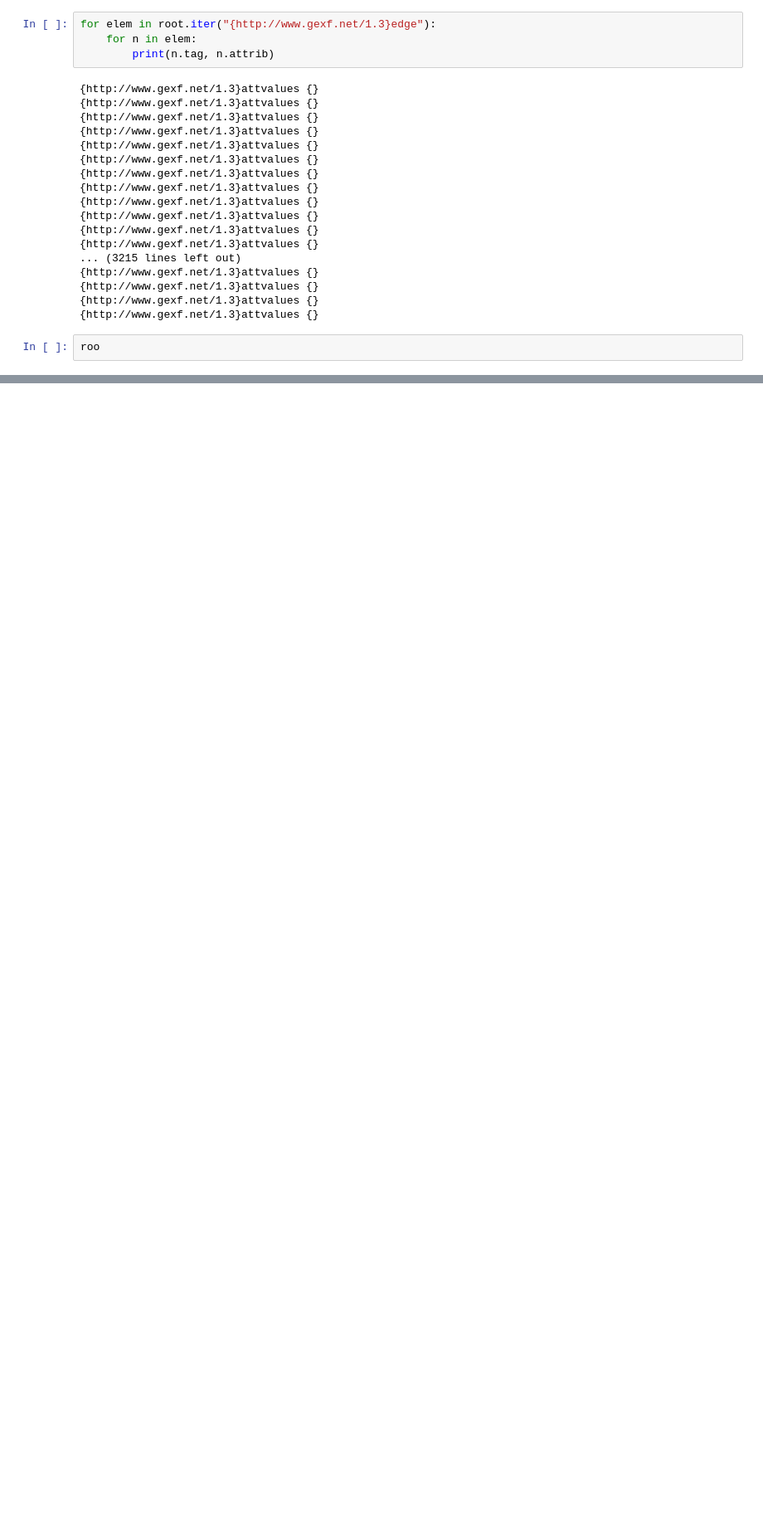
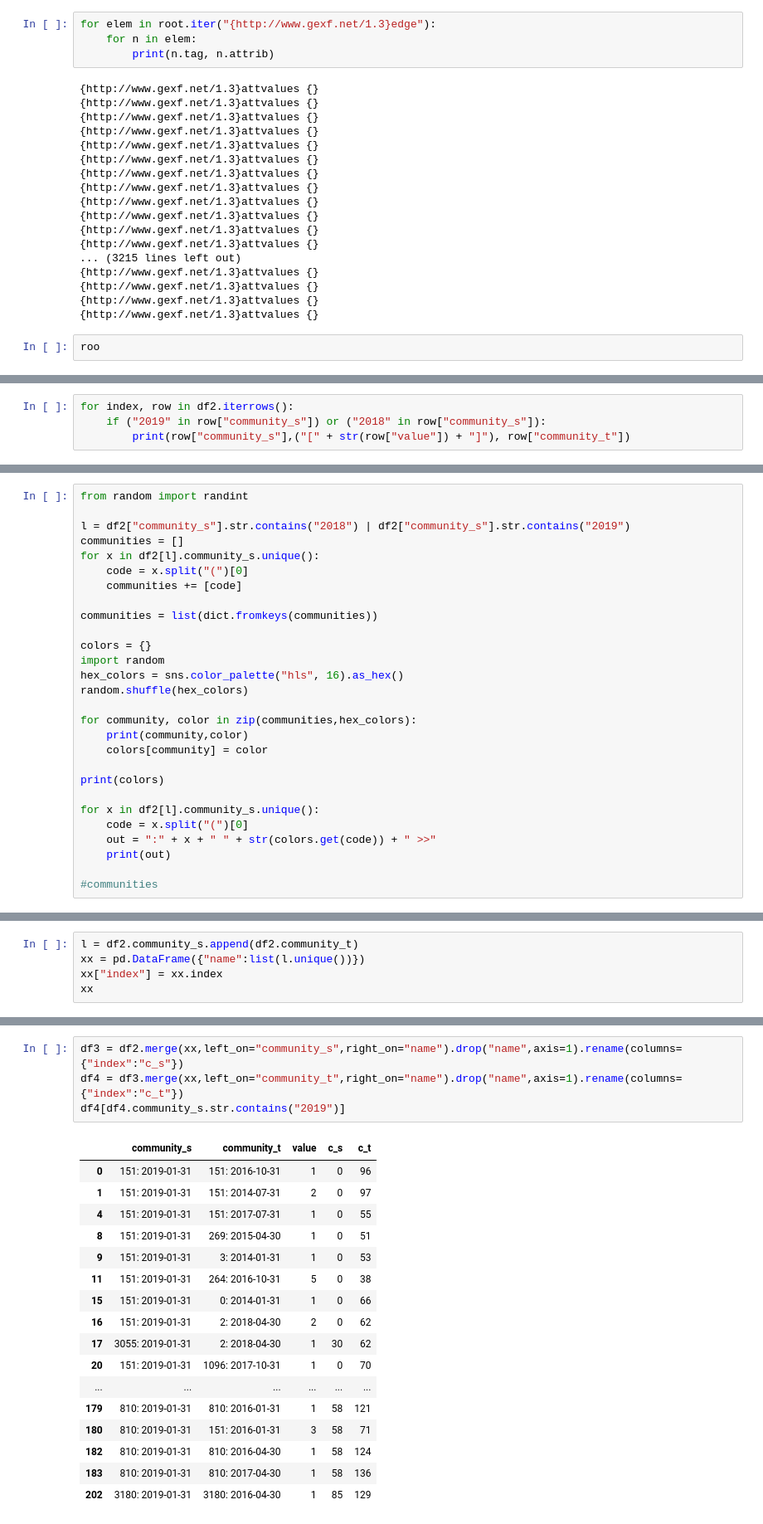
Before and after one commit to dimichai/twitch-graph-analysis, a Jupyter notebook: Notebooks/Create Graph.ipynb, the cells around one changed output, grey strips where cells are left out. Shown at 83% size. Saved outputs shown, nothing was run; the diff lists cells and outputs as text; blank space fills up the shorter version.

```diff
--- a/Notebooks/Create Graph.ipynb
+++ b/Notebooks/Create Graph.ipynb
@@ -822,0 +995,4 @@ roo
+# %%
+for index, row in df2.iterrows():
+    if ("2019" in row["community_s"]) or ("2018" in row["community_s"]):
+        print(row["community_s"],("[" + str(row["value"]) + "]"), row["community_t"])
@@ -822,0 +1017,28 @@ roo
+# %%
+from random import randint
+
+l = df2["community_s"].str.contains("2018") | df2["community_s"].str.contains("2019")
+communities = []
+for x in df2[l].community_s.unique():
+    code = x.split("(")[0]
+    communities += [code]
+
+communities = list(dict.fromkeys(communities))
+
+colors = {}
+import random
+hex_colors = sns.color_palette("hls", 16).as_hex()
+random.shuffle(hex_colors)
+
+for community, color in zip(communities,hex_colors):
+    print(community,color)
+    colors[community] = color
+
+print(colors)
+
+for x in df2[l].community_s.unique():
+    code = x.split("(")[0]
+    out = ":" + x + " " + str(colors.get(code)) + " >>"
+    print(out)
+
+#communities
@@ -822,0 +1176,5 @@ roo
+# %%
+l = df2.community_s.append(df2.community_t)
+xx = pd.DataFrame({"name":list(l.unique())})
+xx["index"] = xx.index
+xx
@@ -822,0 +1200,22 @@ roo
+# %%
+df3 = df2.merge(xx,left_on="community_s",right_on="name").drop("name",axis=1).rename(columns={"index":"c_s"})
+df4 = df3.merge(xx,left_on="community_t",right_on="name").drop("name",axis=1).rename(columns={"index":"c_t"})
+df4[df4.community_s.str.contains("2019")]
+# %% [output]
+|  | community_s | community_t | value | c_s | c_t |
+| 0 | 151: 2019-01-31 | 151: 2016-10-31 | 1 | 0 | 96 |
+| 1 | 151: 2019-01-31 | 151: 2014-07-31 | 2 | 0 | 97 |
+| 4 | 151: 2019-01-31 | 151: 2017-07-31 | 1 | 0 | 55 |
+| 8 | 151: 2019-01-31 | 269: 2015-04-30 | 1 | 0 | 51 |
+| 9 | 151: 2019-01-31 | 3: 2014-01-31 | 1 | 0 | 53 |
+| 11 | 151: 2019-01-31 | 264: 2016-10-31 | 5 | 0 | 38 |
+| 15 | 151: 2019-01-31 | 0: 2014-01-31 | 1 | 0 | 66 |
+| 16 | 151: 2019-01-31 | 2: 2018-04-30 | 2 | 0 | 62 |
+| 17 | 3055: 2019-01-31 | 2: 2018-04-30 | 1 | 30 | 62 |
+| 20 | 151: 2019-01-31 | 1096: 2017-10-31 | 1 | 0 | 70 |
+| ... | ... | ... | ... | ... | ... |
+| 179 | 810: 2019-01-31 | 810: 2016-01-31 | 1 | 58 | 121 |
+| 180 | 810: 2019-01-31 | 151: 2016-01-31 | 3 | 58 | 71 |
+| 182 | 810: 2019-01-31 | 810: 2016-04-30 | 1 | 58 | 124 |
+| 183 | 810: 2019-01-31 | 810: 2017-04-30 | 1 | 58 | 136 |
+| 202 | 3180: 2019-01-31 | 3180: 2016-04-30 | 1 | 85 | 129 |
```
Also changed, not shown: parts of 45 cells of this notebook, 4 other files.
